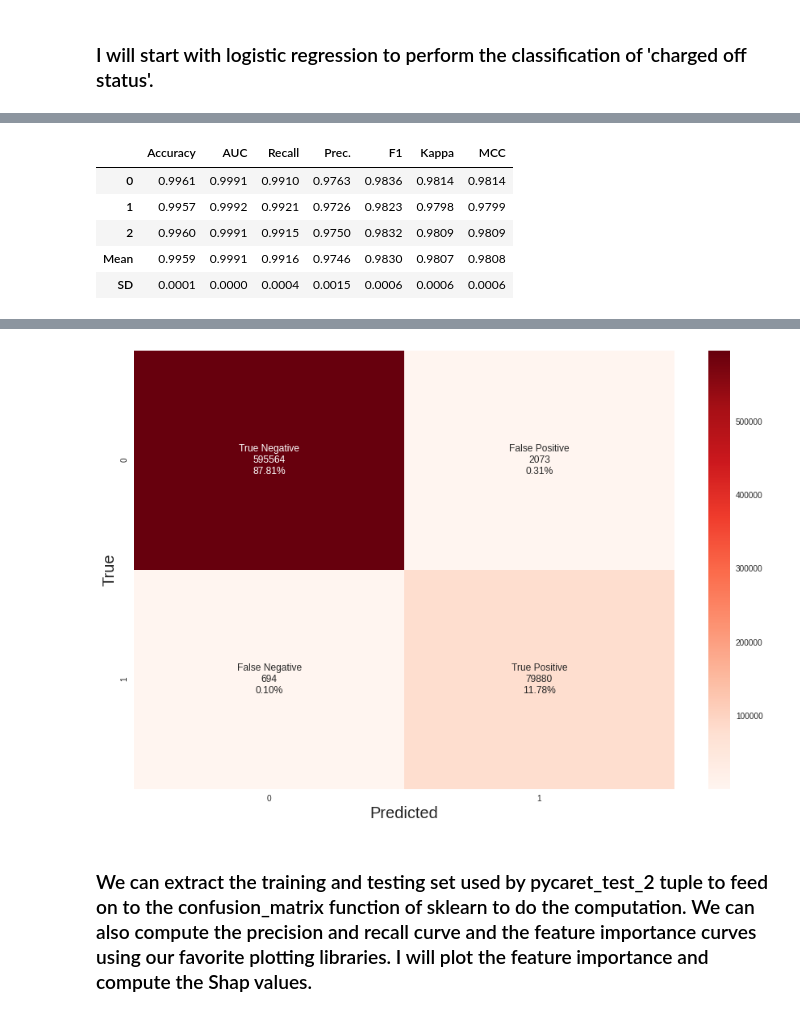
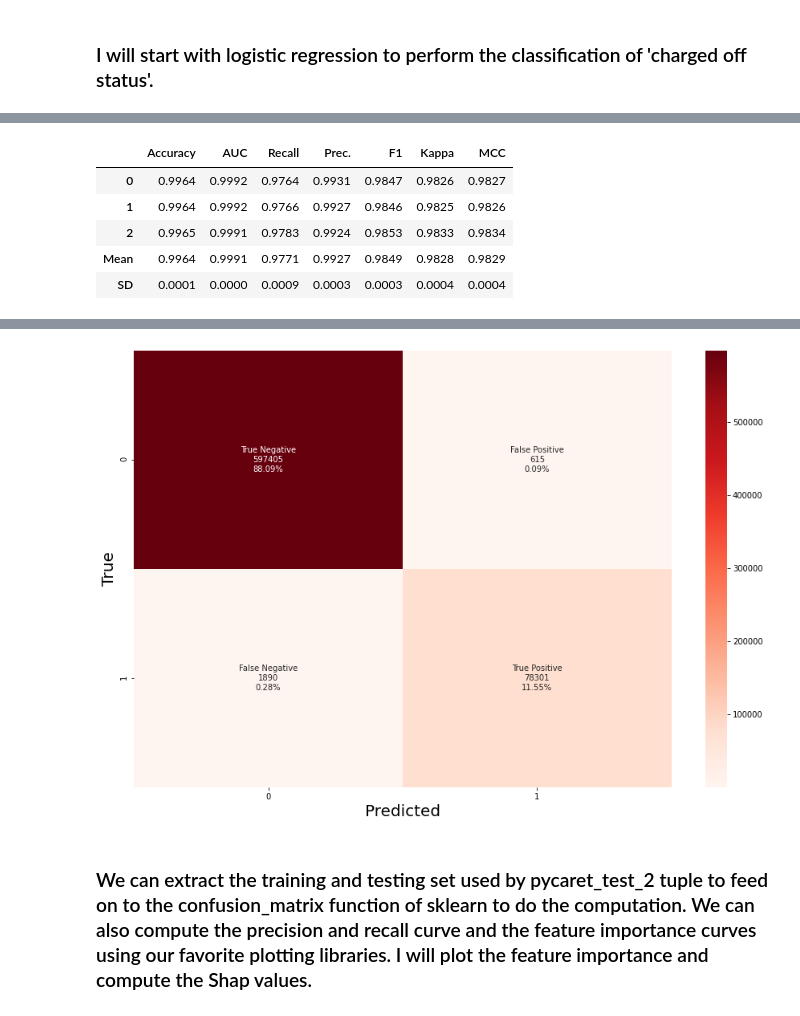
Before and after one commit to abhinavgairola/Lending_Club_Project, a Jupyter notebook: Machine_Learning.ipynb, the cells around one changed output, grey strips where cells are left out. Cells and saved outputs as stored; diff of their text form; code cells hidden in the pictures.

```diff
--- a/Machine_Learning.ipynb
+++ b/Machine_Learning.ipynb
@@ -306,12 +306,12 @@ logistic = create_model('lr')
 # %%
-tuned_lr = tune_model(logistic,n_iter=10, optimize='auc')
+tuned_lr = tune_model(logistic,n_iter=3, optimize='auc')
 # %% [output]
 |  | Accuracy | AUC | Recall | Prec. | F1 | Kappa | MCC |
-| 0 | 0.9961 | 0.9991 | 0.9910 | 0.9763 | 0.9836 | 0.9814 | 0.9814 |
-| 1 | 0.9957 | 0.9992 | 0.9921 | 0.9726 | 0.9823 | 0.9798 | 0.9799 |
-| 2 | 0.9960 | 0.9991 | 0.9915 | 0.9750 | 0.9832 | 0.9809 | 0.9809 |
-| Mean | 0.9959 | 0.9991 | 0.9916 | 0.9746 | 0.9830 | 0.9807 | 0.9808 |
-| SD | 0.0001 | 0.0000 | 0.0004 | 0.0015 | 0.0006 | 0.0006 | 0.0006 |
+| 0 | 0.9964 | 0.9992 | 0.9764 | 0.9931 | 0.9847 | 0.9826 | 0.9827 |
+| 1 | 0.9964 | 0.9992 | 0.9766 | 0.9927 | 0.9846 | 0.9825 | 0.9826 |
+| 2 | 0.9965 | 0.9991 | 0.9783 | 0.9924 | 0.9853 | 0.9833 | 0.9834 |
+| Mean | 0.9964 | 0.9991 | 0.9771 | 0.9927 | 0.9849 | 0.9828 | 0.9829 |
+| SD | 0.0001 | 0.0000 | 0.0009 | 0.0003 | 0.0003 | 0.0004 | 0.0004 |
 # %% [markdown]
 The machine learning model has been built and tuned. various metrics have been spitted out by pycaret computed over a confusion matrix![Confusion.png](embedded-picture-1). For example Accuracy = $\frac{\text{Total number of correct predictions}}{\text{Total predictions made}}$, Precision = $\frac{\text{True positive}}{\text{True positive + False positive}}$, Recall = $\frac{\text{True positive}}{\text{True positive + False negative}}$, F1 score= $\frac{\text{2* Precision*Recall}}{\text{Precision+Recall}}$, MCC = $\frac{TP*TN-FP*FN}{\sqrt{(TP+FP)(TP+FN)(TN+FP)(TN+FN}}$. For a binary classification problem this seems to be a great performance as even the MCC is quite high for this model.
 # %%
@@ -336,7 +336,7 @@ mp.xlabel(r'Predicted',fontsize=20)
 mp.ylabel(r'True',fontsize=20)
 mp.show()
 # %% [output]
-[figure, old version]
+[figure, new version]
 # %% [markdown]
 ### We can extract the training and testing set used by pycaret_test_2 tuple to feed on to the confusion_matrix function of sklearn to do the computation. We can also compute the precision and recall curve and the feature importance curves using our favorite plotting libraries. I will plot the feature importance and compute the Shap values.
 # %%
```
Also changed, not shown: parts of 12 cells of this notebook.
